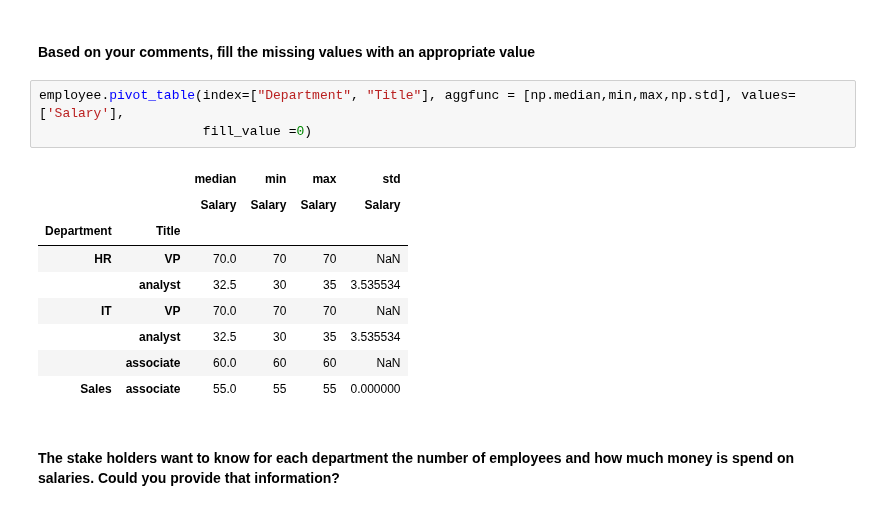
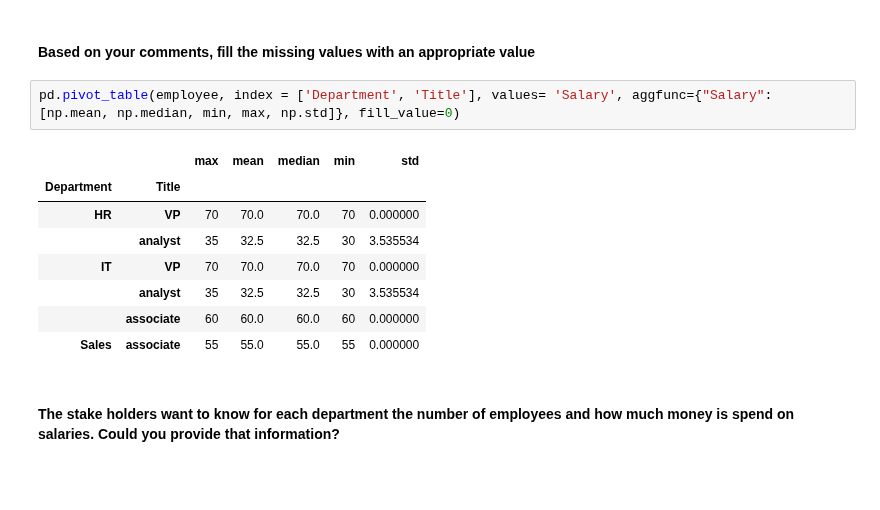
Before and after one commit to davidegonzale/data-pt-ber-08-20, a Jupyter notebook: Labs/module-2_labs/01_statistics/08_lab-pivot-table-and-correlation/your_code/main_David .ipynb, the cells around one changed output. Drawn from its saved outputs; the diff is of its cells as text; blank space fills up the shorter version.

```diff
--- a/Labs/module-2_labs/01_statistics/08_lab-pivot-table-and-correlation/your_code/main_David .ipynb
+++ b/Labs/module-2_labs/01_statistics/08_lab-pivot-table-and-correlation/your_code/main_David .ipynb
@@ -111,18 +107,16 @@ employee.pivot_table(index=["Department", "Title"], aggfunc = [np.median,min,max
 # %% [markdown]
 #### Based on your comments, fill the missing values with an appropriate value
 # %%
-employee.pivot_table(index=["Department", "Title"], aggfunc = [np.median,min,max,np.std], values=['Salary'],
-                     fill_value =0)
+pd.pivot_table(employee, index = ['Department', 'Title'], values= 'Salary', aggfunc={"Salary": [np.mean, np.median, min, max, np.std]}, fill_value=0)
 # %% [output]
-|  |  | median | min | max | std |
-|  |  | Salary | Salary | Salary | Salary |
-| Department | Title |  |  |  |  |
-| HR | VP | 70.0 | 70 | 70 | NaN |
-|  | analyst | 32.5 | 30 | 35 | 3.535534 |
-| IT | VP | 70.0 | 70 | 70 | NaN |
-|  | analyst | 32.5 | 30 | 35 | 3.535534 |
-|  | associate | 60.0 | 60 | 60 | NaN |
-| Sales | associate | 55.0 | 55 | 55 | 0.000000 |
+|  |  | max | mean | median | min | std |
+| Department | Title |  |  |  |  |  |
+| HR | VP | 70 | 70.0 | 70.0 | 70 | 0.000000 |
+|  | analyst | 35 | 32.5 | 32.5 | 30 | 3.535534 |
+| IT | VP | 70 | 70.0 | 70.0 | 70 | 0.000000 |
+|  | analyst | 35 | 32.5 | 32.5 | 30 | 3.535534 |
+|  | associate | 60 | 60.0 | 60.0 | 60 | 0.000000 |
+| Sales | associate | 55 | 55.0 | 55.0 | 55 | 0.000000 |
 # %% [markdown]
 #### The stake holders want to know for each department the number of employees and how much money is spend on salaries. Could you provide that information?
 # %%
```
Also changed, not shown: parts of 10 cells of this notebook, 4 other files.
